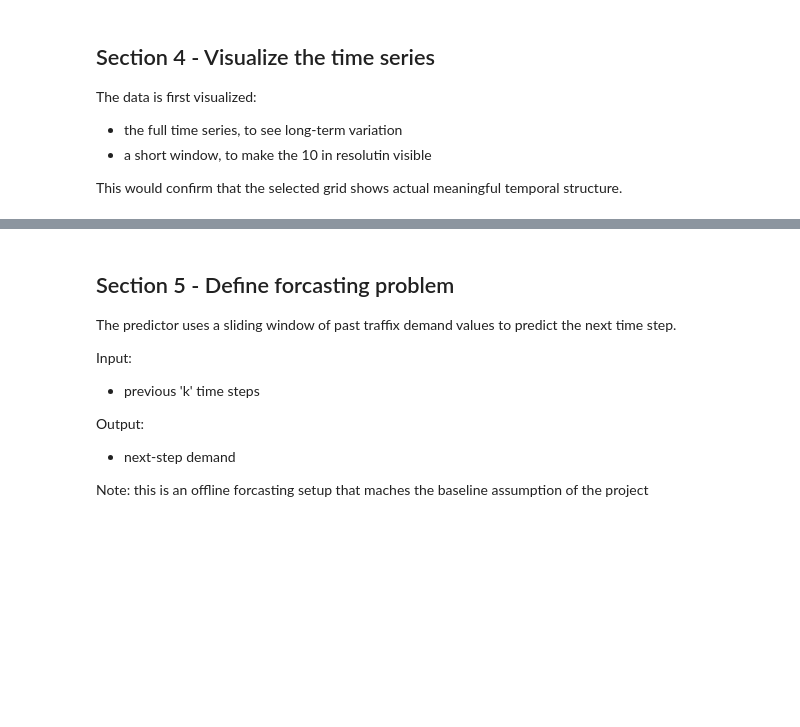
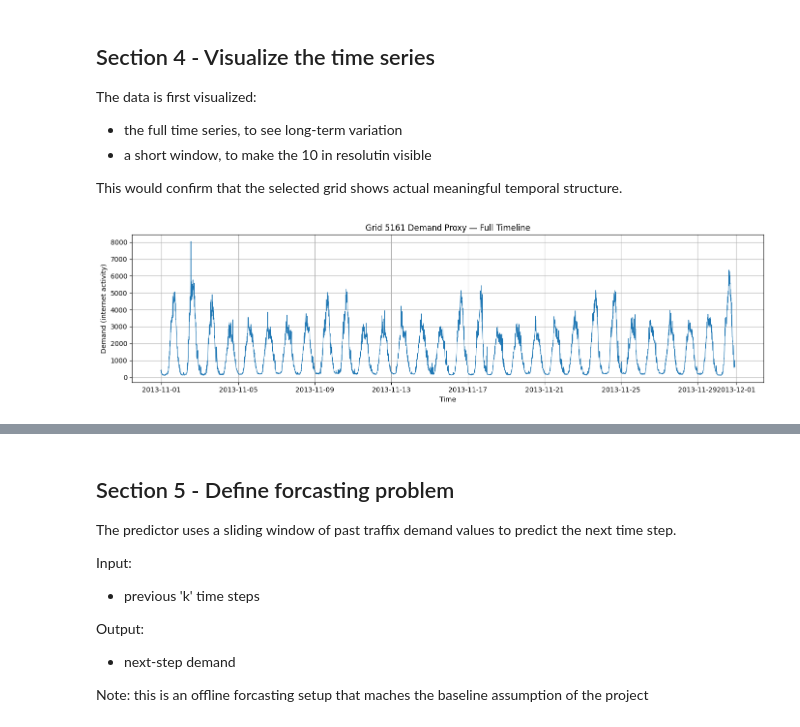
Before and after one commit to zz3427/ML_for_network, a Jupyter notebook: notebooks/01_data_and_baseline.ipynb, the cells around one changed output, grey strips where cells are left out. Cells and saved outputs as stored; diff of their text form; code cells hidden in the pictures; blank space fills up the shorter version.

```diff
--- a/notebooks/01_data_and_baseline.ipynb
+++ b/notebooks/01_data_and_baseline.ipynb
@@ -28,0 +96,4 @@ Here, the processed data is loaded and one cell's internet activity time series
+# %%
+#Load the data
+df = pd.read_parquet(processed_path)
+df.head()
@@ -28,0 +114,10 @@ Here, the processed data is loaded and one cell's internet activity time series
+# %%
+#Filter to selected grid and sort by time
+grid_df = (
+    df[df["GridID"] == GRID_ID]
+    .copy()
+    .sort_values("datetime")
+    .reset_index(drop=True)
+)
+
+grid_df.head()
@@ -28,0 +149,6 @@ Here, the processed data is loaded and one cell's internet activity time series
+# %%
+# Keep only the columns needed for modeling
+ts_df = grid_df[["datetime", "internet"]].copy()
+# Rename columns for clarity
+ts_df = ts_df.rename(columns={"internet": "demand"})
+ts_df.head()
@@ -28,0 +177,5 @@ Here, the processed data is loaded and one cell's internet activity time series
+# %%
+#datetime parsing
+ts_df["datetime"] = pd.to_datetime(ts_df["datetime"])
+ts_df.set_index("datetime", inplace=True)
+ts_df.head()
@@ -42,3 +314,15 @@ The data is first visualized:
 - a short window, to make the 10 in resolutin visible
 
 This would confirm that the selected grid shows actual meaningful temporal structure.
+# %%
+#Full Timeline plot
+plt.figure(figsize=(14, 4))
+plt.plot(ts_df.index, ts_df["demand"], linewidth=0.8)
+
+plt.title(f"Grid {GRID_ID} Demand Proxy — Full Timeline")
+plt.xlabel("Time")
+plt.ylabel("Demand (internet activity)")
+plt.tight_layout()
+plt.show()
+# %% [output]
+[figure, added]
```
Also changed, not shown: parts of 77 cells of this notebook, 13 other files.
